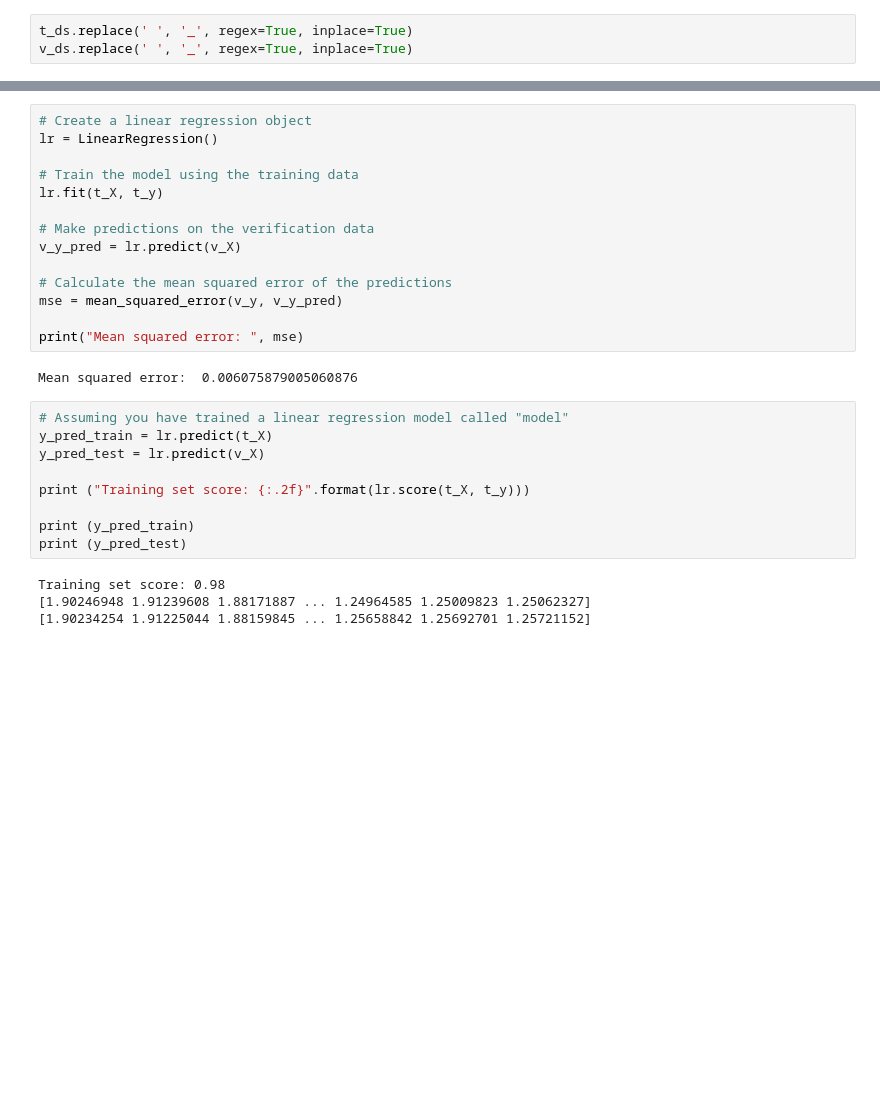
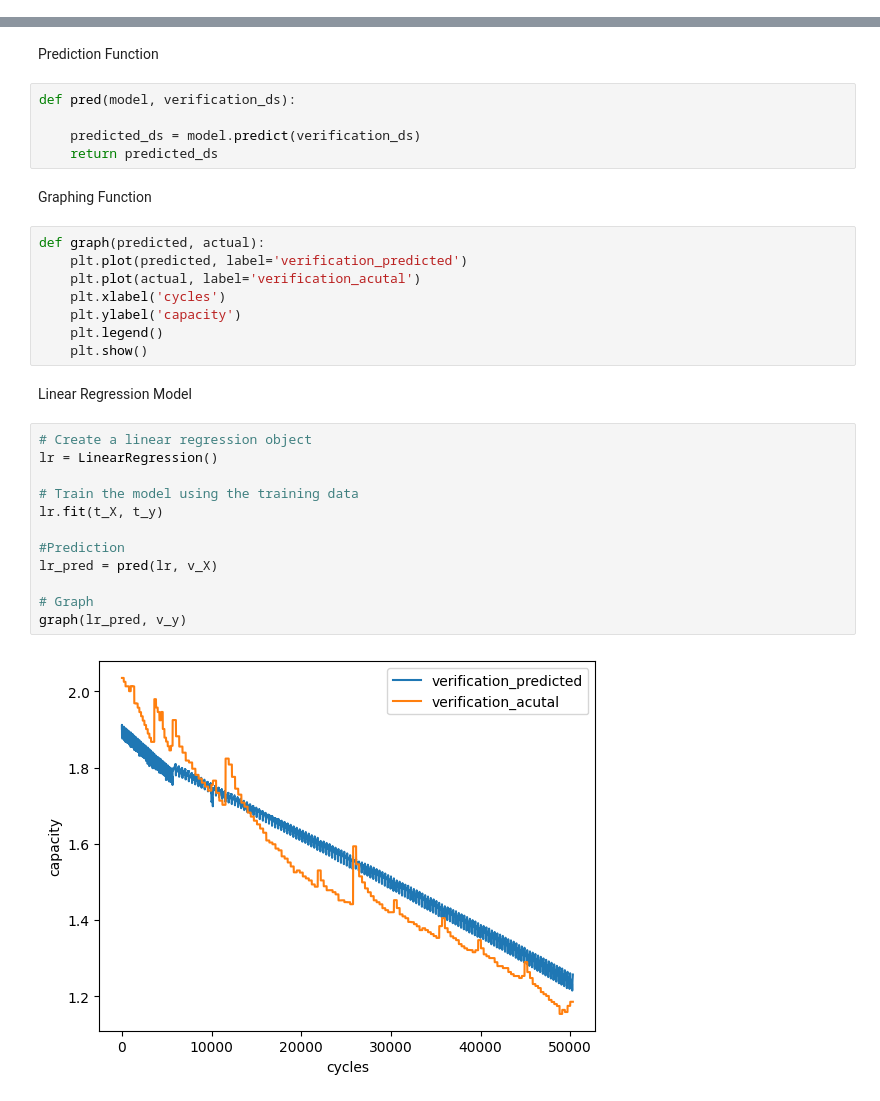
Before and after one commit to kostubhagarwal/battery_soh_predictor, a Jupyter notebook: script.ipynb, the cells around one changed output, grey strips where cells are left out. Drawn from its saved outputs; the diff is of its cells as text; blank space fills up the shorter version.

Commit message:
trainingmyfirstmlmodels

```diff
--- a/script.ipynb
+++ b/script.ipynb
@@ -135,3 +110,0 @@ dtype: object
-# %%
-t_ds.replace(' ', '_', regex=True, inplace=True)
-v_ds.replace(' ', '_', regex=True, inplace=True)
@@ -164,29 +121,33 @@ Name: capacity, dtype: float64
+# %% [markdown]
+Prediction Function
+# %%
+def pred(model, verification_ds):
+
+    predicted_ds = model.predict(verification_ds)
+    return predicted_ds
+# %% [markdown]
+Graphing Function
+# %%
+def graph(predicted, actual):
+    plt.plot(predicted, label='verification_predicted')
+    plt.plot(actual, label='verification_acutal')
+    plt.xlabel('cycles')
+    plt.ylabel('capacity')
+    plt.legend()
+    plt.show()
+# %% [markdown]
+Linear Regression Model
 # %%
 # Create a linear regression object
 lr = LinearRegression()
 
 # Train the model using the training data
 lr.fit(t_X, t_y)
 
-# Make predictions on the verification data
-v_y_pred = lr.predict(v_X)
+#Prediction
+lr_pred = pred(lr, v_X)
 
-# Calculate the mean squared error of the predictions
-mse = mean_squared_error(v_y, v_y_pred)
-
-print("Mean squared error: ", mse)
+# Graph
+graph(lr_pred, v_y)
 # %% [output]
-Mean squared error:  0.006075879005060876
+[figure, added]
-# %%
-# Assuming you have trained a linear regression model called "model"
-y_pred_train = lr.predict(t_X)
-y_pred_test = lr.predict(v_X)
-
-print ("Training set score: {:.2f}".format(lr.score(t_X, t_y)))
-
-print (y_pred_train)
-print (y_pred_test)
-# %% [output]
-Training set score: 0.98
-[1.90246948 1.91239608 1.88171887 ... 1.24964585 1.25009823 1.25062327]
-[1.90234254 1.91225044 1.88159845 ... 1.25658842 1.25692701 1.25721152]
```
Also changed, not shown: parts of 13 cells of this notebook.
